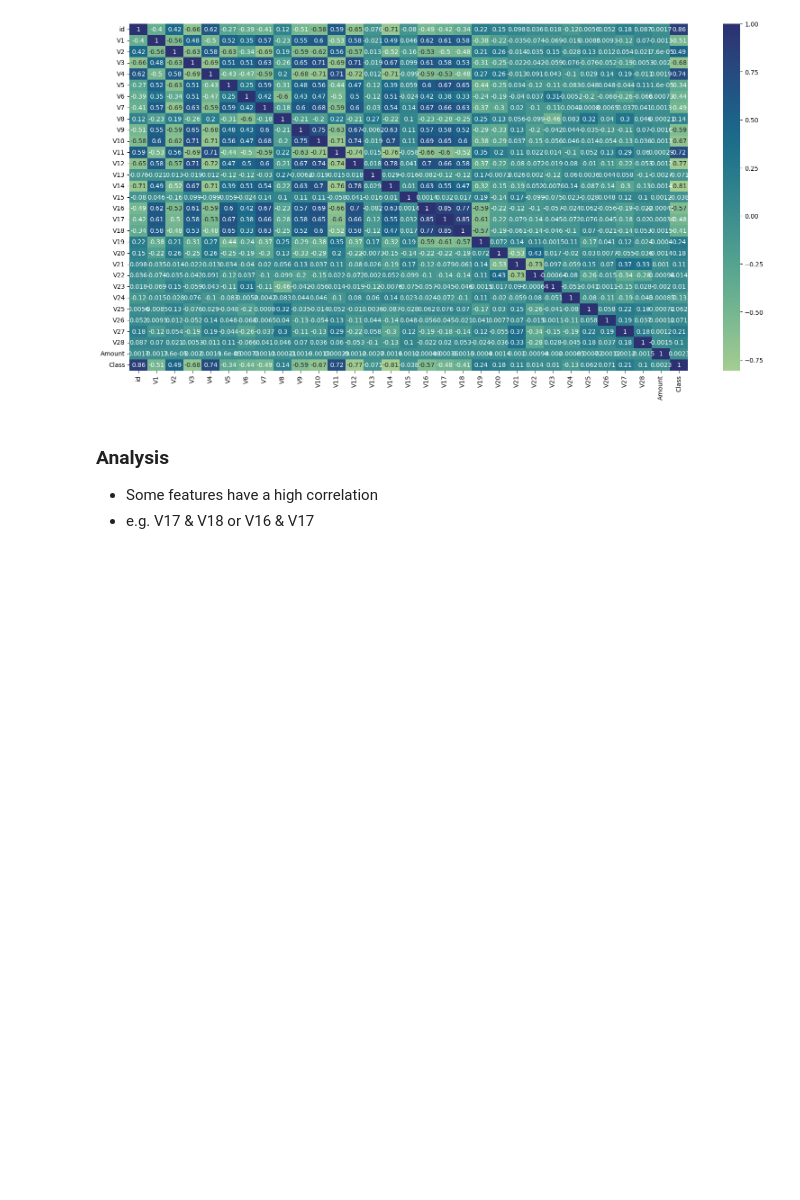
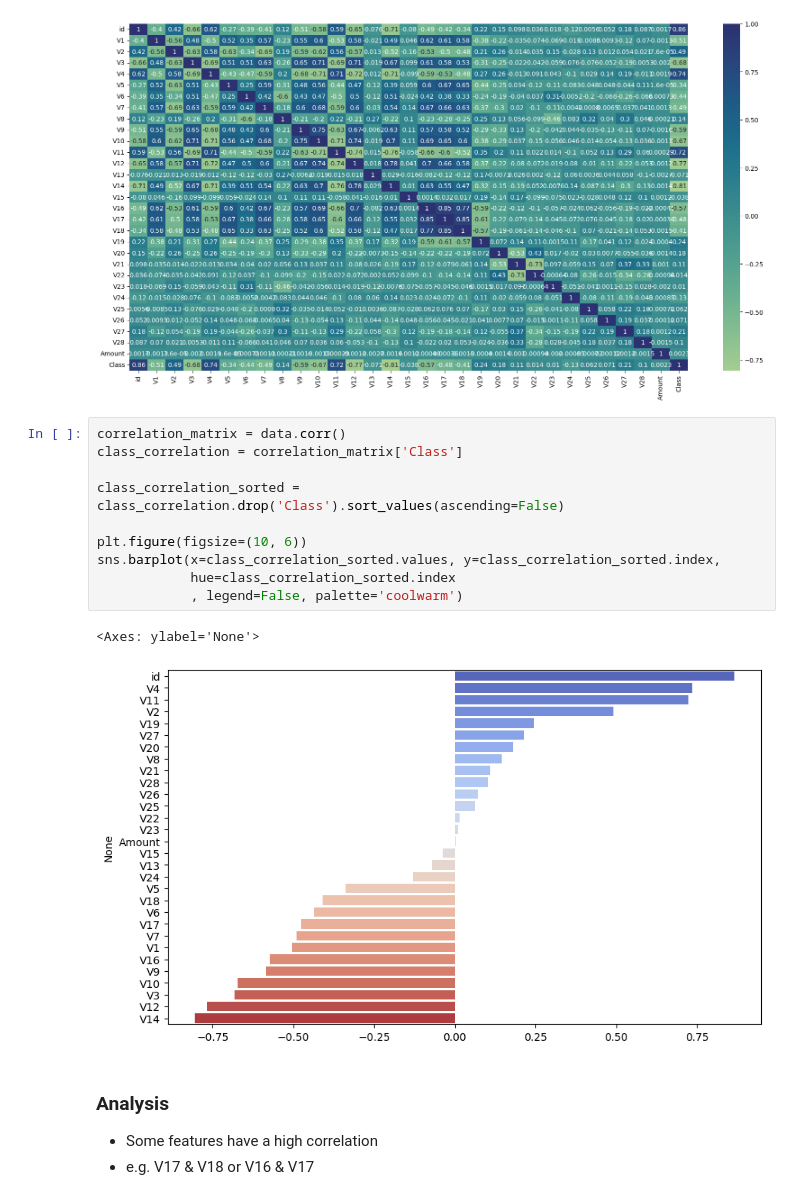
Before and after one commit to uulex/Credit-Card-Fraud-Detection, a Jupyter notebook: script.ipynb, the cells around one changed output. Saved outputs shown, nothing was run; the diff lists cells and outputs as text; blank space fills up the shorter version.

```diff
--- a/script.ipynb
+++ b/script.ipynb
@@ -70,6 +70,19 @@ sns.heatmap(data.corr(),cmap="crest", annot=True)
 plt.show()
 # %% [output]
 [figure]
+# %%
+correlation_matrix = data.corr()
+class_correlation = correlation_matrix['Class']
+
+class_correlation_sorted = class_correlation.drop('Class').sort_values(ascending=False)
+
+plt.figure(figsize=(10, 6))
+sns.barplot(x=class_correlation_sorted.values, y=class_correlation_sorted.index,
+            hue=class_correlation_sorted.index
+            , legend=False, palette='coolwarm')
+# %% [output]
+<Axes: ylabel='None'>
+[figure, added]
 # %% [markdown]
 <h3>Analysis</h3>
 
```
